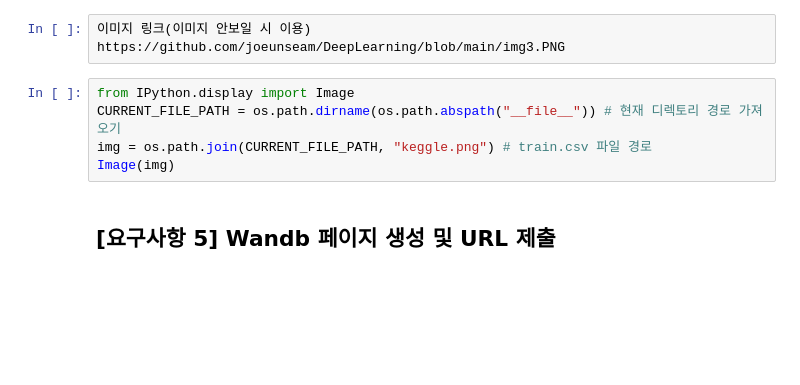
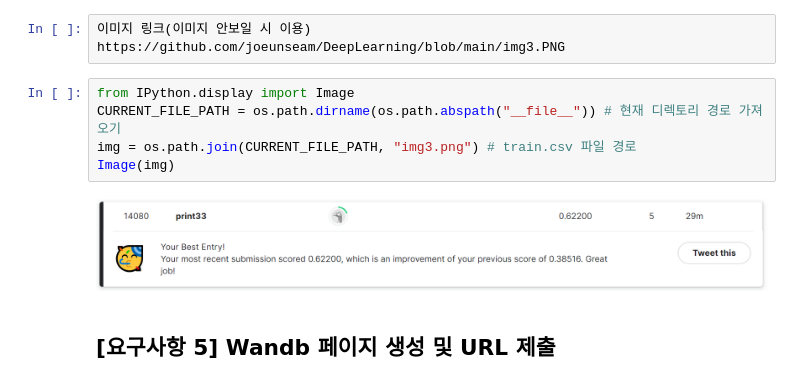
Before and after one commit to joeunseam/DeepLearning, a Jupyter notebook: hw2.ipynb, the cells around one changed output. Cells and saved outputs as stored; diff of their text form; blank space fills up the shorter version.

```diff
--- a/hw2.ipynb
+++ b/hw2.ipynb
@@ -707,8 +721,10 @@ training_loop() 함수에 조기 종료 코드를 추가하고, main() 함수에
 # %%
 from IPython.display import Image
 CURRENT_FILE_PATH = os.path.dirname(os.path.abspath("__file__")) # 현재 디렉토리 경로 가져오기
-img = os.path.join(CURRENT_FILE_PATH, "keggle.png") # train.csv 파일 경로
+img = os.path.join(CURRENT_FILE_PATH, "img3.png") # train.csv 파일 경로
 Image(img)
+# %% [output]
+[figure, added]
 # %% [markdown]
 ## [요구사항 5] Wandb 페이지 생성 및 URL 제출
 # %% [markdown]
```
Also changed, not shown: parts of 2 cells of this notebook.
